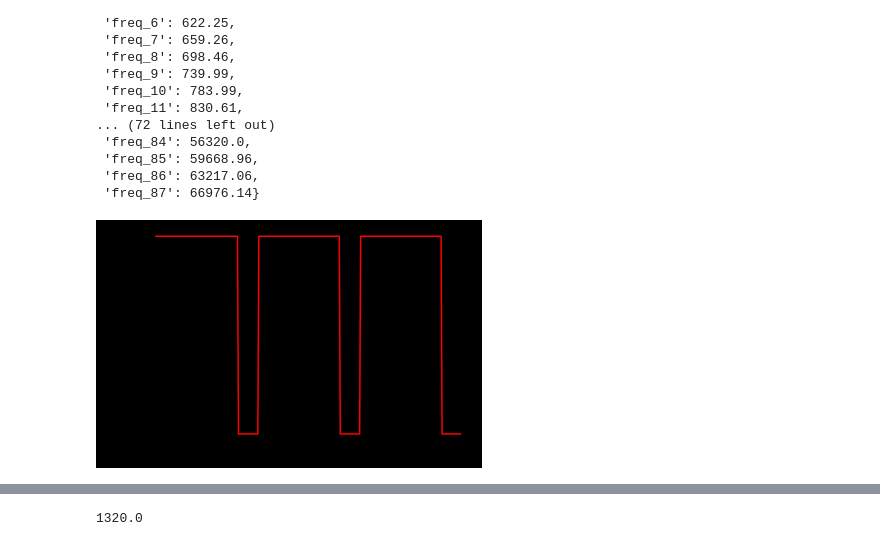
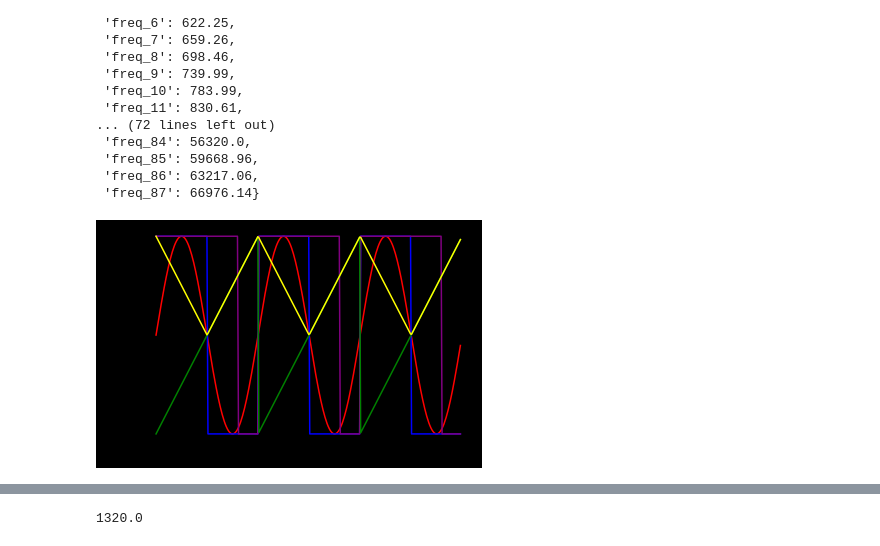
Before and after one commit to FinchMF/pitchcraft, a Jupyter notebook: factory.ipynb, the cells around one changed output, grey strips where cells are left out. Drawn from its saved outputs; the diff is of its cells as text; code cells hidden in the pictures.

```diff
--- a/factory.ipynb
+++ b/factory.ipynb
@@ -50,4 +46,4 @@ W.make_wav('square_duty')
 # %%
-W.show_wav('square_duty', zoom=300)
+W.show_wav('all', zoom=300)
 # %% [output]
-[figure, old version]
+[figure, new version]
```
Also changed, not shown: parts of 4 cells of this notebook, 3 other files.
